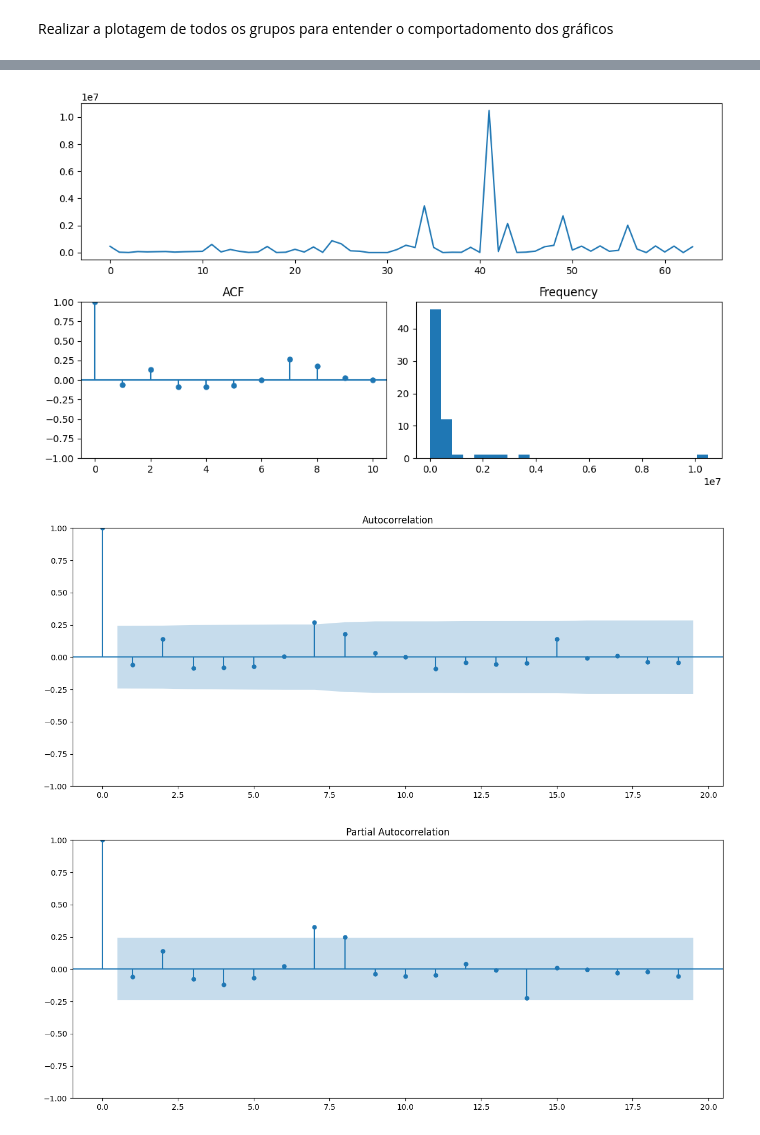
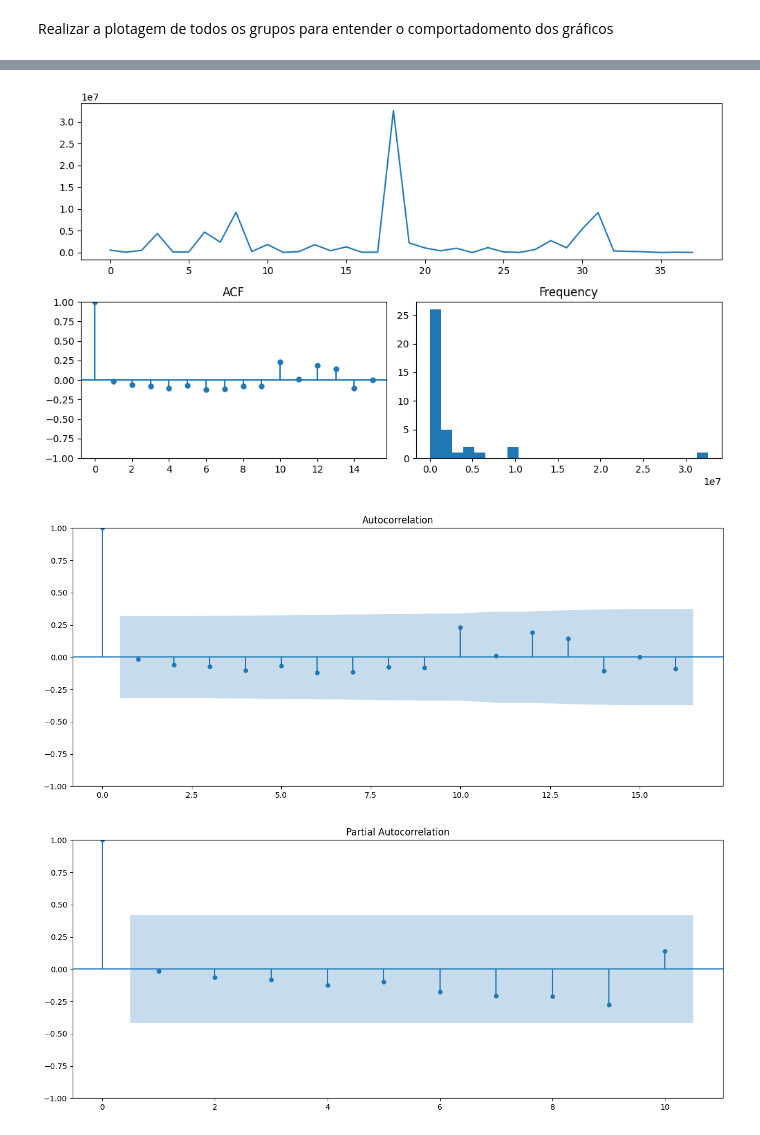
Before and after one commit to roliveira15/Data_Science_Sales_Forecast, a Jupyter notebook: Sales_Forecast.ipynb, the cells around one changed output, grey strips where cells are left out. Drawn from its saved outputs; the diff is of its cells as text; code cells hidden in the pictures.

```diff
--- a/Sales_Forecast.ipynb
+++ b/Sales_Forecast.ipynb
@@ -151,16 +183,20 @@ from statsmodels.graphics.tsaplots import plot_acf
 from statsmodels.graphics.tsaplots import plot_pacf
 
 
-modelo_preditivo = groupStructures.loc[(groupStructures['grupo_gerencial_produto'] == 'PORTA PALLET') & (groupStructures['data'] >= '2020-01-01') & (groupStructures['data'] < '2023-07-01') & (groupStructures['regiao'] == 'Norte')]
-modelo_preditivo = modelo_preditivo.drop(columns=['ano','mes','peso','conta_numero_pedido_vendedor']).round({'valor_total_pedido': 0}).groupby(['data']).sum()
-modelo_preditivo.index.names = ['data']
-display(modelo_preditivo)
+modelo_preditivo = groupStructures.loc[(groupStructures['grupo_gerencial_produto'] == 'DRIVE IN') & (groupStructures['data'] >= '2020-01-01') & (groupStructures['data'] < '2023-05-01') & (groupStructures['regiao'] == 'Sudeste') ]
+
+modelo_preditivo['data_agrupada'] =  modelo_preditivo['ano'].map(str)+ '-' + modelo_preditivo['mes'].map(str) + '-01'
+
+modelo_preditivo['data_agrupada'] = pd.to_datetime((modelo_preditivo['data_agrupada']))
 
 
-'''
-plot_acf(PP['valor_total_pedido'])
-plot_acf(PPanterior['valor_total_pedido'])
-plot_acf(PPanteriorA['valor_total_pedido'])
-plt.show()
-'''
+modelo_preditivo = modelo_preditivo.drop(columns=['data','peso','conta_numero_pedido_vendedor','mes','ano']).round({'valor_total_pedido': 0}).groupby(['data_agrupada']).sum()
+
+modelo_preditivo.index.names = ['data_agrupada']
+
+#modelo_preditivo['valor_total_pedido_TESTE'] = modelo_preditivo['valor_total_pedido'].rolling(window = 5).mean()
+
+modelo_preditivo['valor_total_pedido'] = modelo_preditivo['valor_total_pedido'].ewm(span=1).mean()
+#modelo_preditivo.dropna(subset=['valor_total_pedido'],inplace=True)
+display(modelo_preditivo)
 # %% [output]
@@ -226,13 +255,13 @@ Requirement already satisfied: six in /usr/local/lib/python3.10/dist-packages (f
 # %%
-tsdisplay(modelo_preditivo,lag_max=10,figsize=(10,6))
+tsdisplay(modelo_preditivo,lag_max=15,figsize=(10,6))
 # %% [output]
-[figure, old version]
+[figure, new version]
 # %%
 plot_acf(modelo_preditivo, alpha=0.05);
-plot_pacf(modelo_preditivo, alpha=0.05);
+plot_pacf(modelo_preditivo,lags=10, alpha=0.01);
 # %% [output]
-[figure, old version]
+[figure, new version]
-[figure, old version]
+[figure, new version]
 # %%
 stepwise=auto_arima(modelo_preditivo,
                     start_p=0,
```
Also changed, not shown: parts of 15 cells of this notebook.
